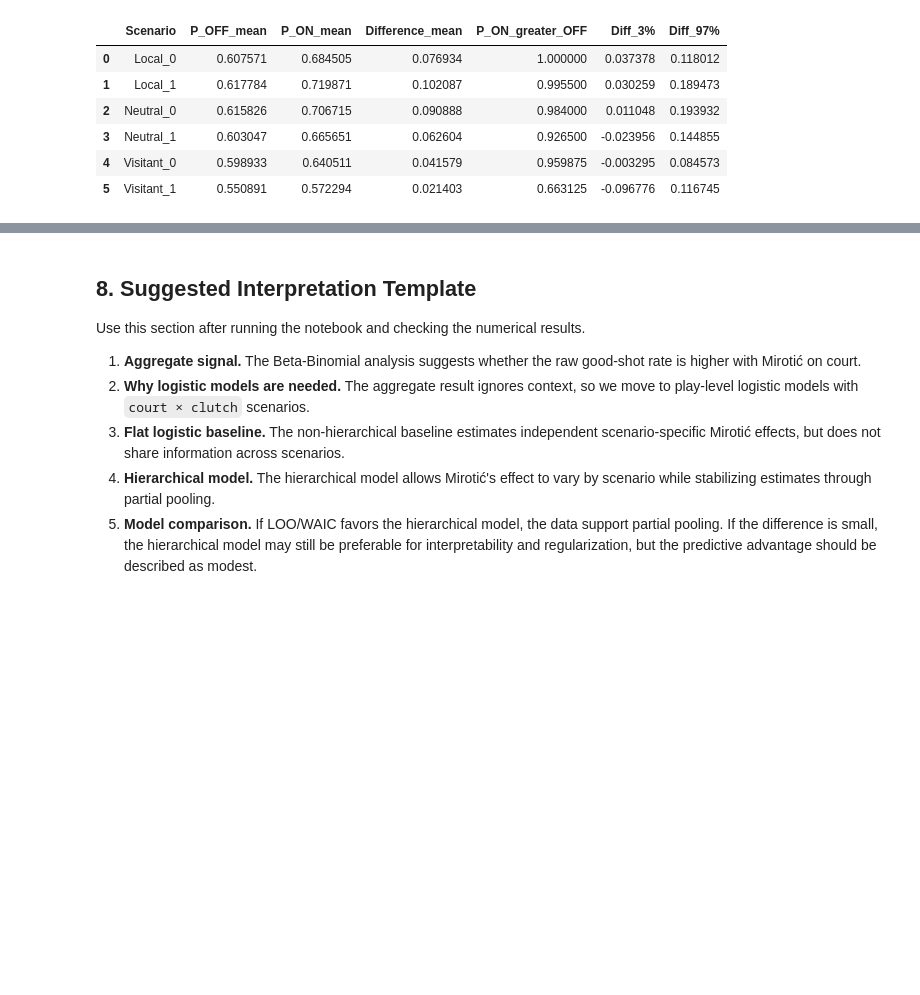
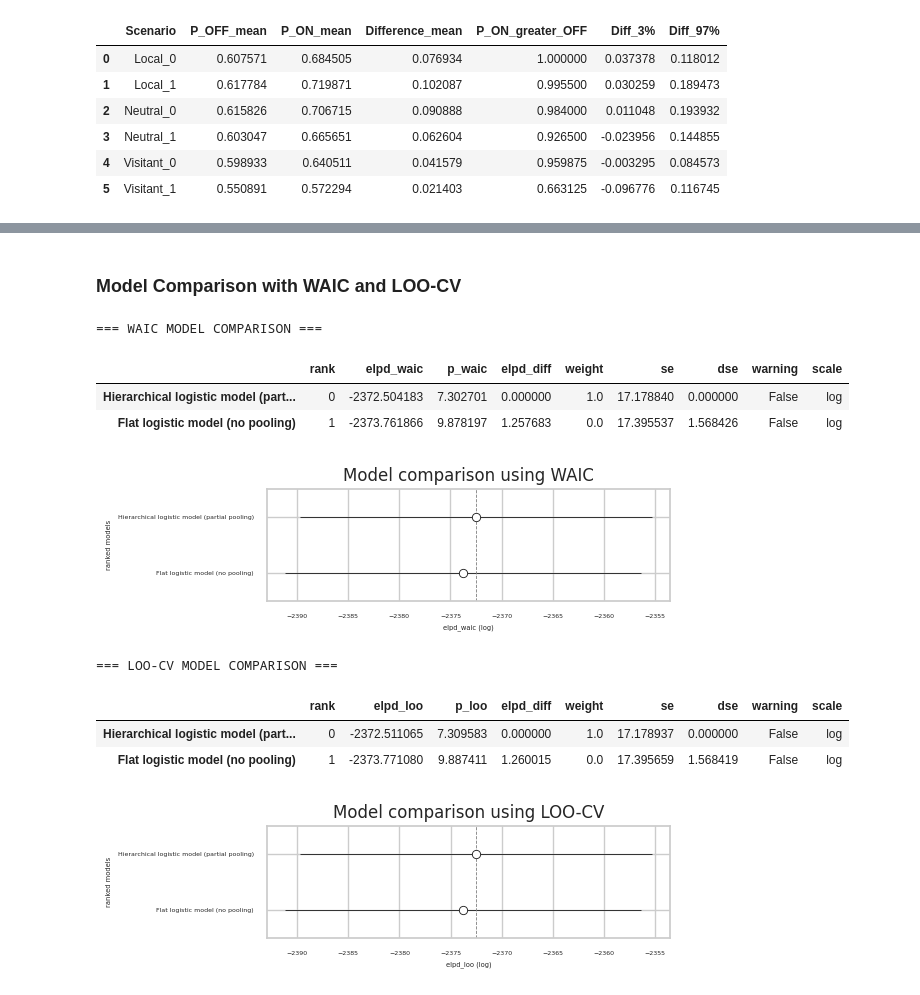
Before and after one commit to alvarosg285/player_performance_model, a Jupyter notebook: player_performance_project.ipynb, the cells around one changed output, grey strips where cells are left out. Cells and saved outputs as stored; diff of their text form; code cells hidden in the pictures; blank space fills up the shorter version.

Commit message:
Refactorization of the notebook

```diff
--- a/clean_mirotic_hierarchical_project.ipynb
+++ b/player_performance_project.ipynb
@@ -736,13 +837,37 @@ The Beta-Binomial aggregate model is not included in this comparison because it
+# %% [markdown]
+### Model Comparison with WAIC and LOO-CV
 # %%
 comparison_dict = {
     "Flat logistic model (no pooling)": idata_flat,
     "Hierarchical logistic model (partial pooling)": idata_hierarchical,
 }
 
 print("=== WAIC MODEL COMPARISON ===")
 waic_comparison = az.compare(comparison_dict, ic="waic")
 display(waic_comparison)
 
+az.plot_compare(waic_comparison)
+plt.title('Model comparison using WAIC')
+plt.tight_layout()
+plt.show()
+
+
 print("=== LOO-CV MODEL COMPARISON ===")
 loo_comparison = az.compare(comparison_dict, ic="loo")
 display(loo_comparison)
+
+az.plot_compare(loo_comparison)
+plt.title('Model comparison using LOO-CV')
+plt.tight_layout()
+plt.show()
+# %% [output]
+=== WAIC MODEL COMPARISON ===
+|  | rank | elpd_waic | p_waic | elpd_diff | weight | se | dse | warning | scale |
+| Hierarchical logistic model (part... | 0 | -2372.504183 | 7.302701 | 0.000000 | 1.0 | 17.178840 | 0.000000 | False | log |
+| Flat logistic model (no pooling) | 1 | -2373.761866 | 9.878197 | 1.257683 | 0.0 | 17.395537 | 1.568426 | False | log |
+[figure, added]
+=== LOO-CV MODEL COMPARISON ===
+|  | rank | elpd_loo | p_loo | elpd_diff | weight | se | dse | warning | scale |
+| Hierarchical logistic model (part... | 0 | -2372.511065 | 7.309583 | 0.000000 | 1.0 | 17.178937 | 0.000000 | False | log |
+| Flat logistic model (no pooling) | 1 | -2373.771080 | 9.887411 | 1.260015 | 0.0 | 17.395659 | 1.568419 | False | log |
+[figure, added]
@@ -754,10 +873,0 @@ plt.show()
-# %% [markdown]
-## 8. Suggested Interpretation Template
-
-Use this section after running the notebook and checking the numerical results.
-
-1. **Aggregate signal.** The Beta-Binomial analysis suggests whether the raw good-shot rate is higher with Mirotić on court.
-2. **Why logistic models are needed.** The aggregate result ignores context, so we move to play-level logistic models with `court × clutch` scenarios.
-3. **Flat logistic baseline.** The non-hierarchical baseline estimates independent scenario-specific Mirotić effects, but does not share information across scenarios.
-4. **Hierarchical model.** The hierarchical model allows Mirotić's effect to vary by scenario while stabilizing estimates through partial pooling.
-5. **Model comparison.** If LOO/WAIC favors the hierarchical model, the data support partial pooling. If the difference is small, the hierarchical model may still be preferable for interpretability and regularization, but the predictive advantage should be described as modest.
```
Also changed, not shown: parts of 23 cells of this notebook.
